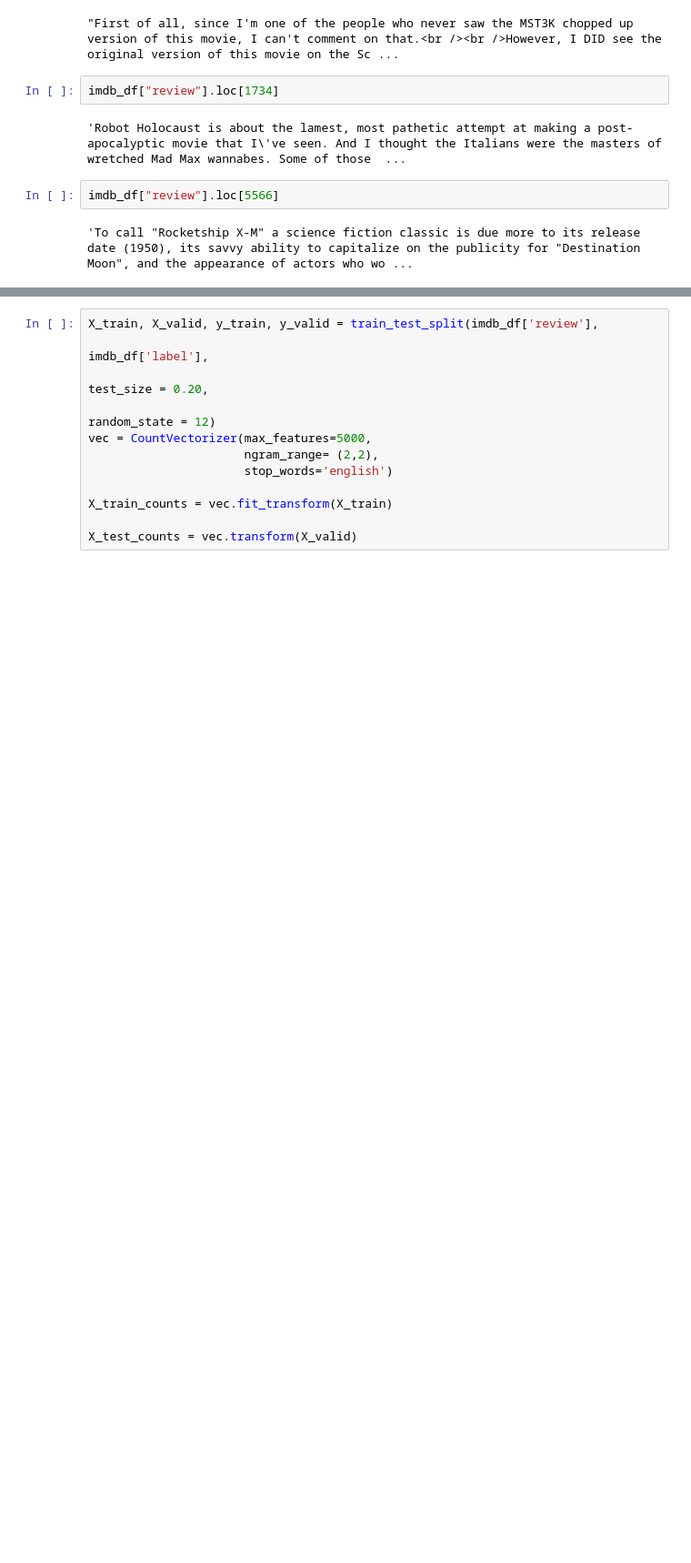
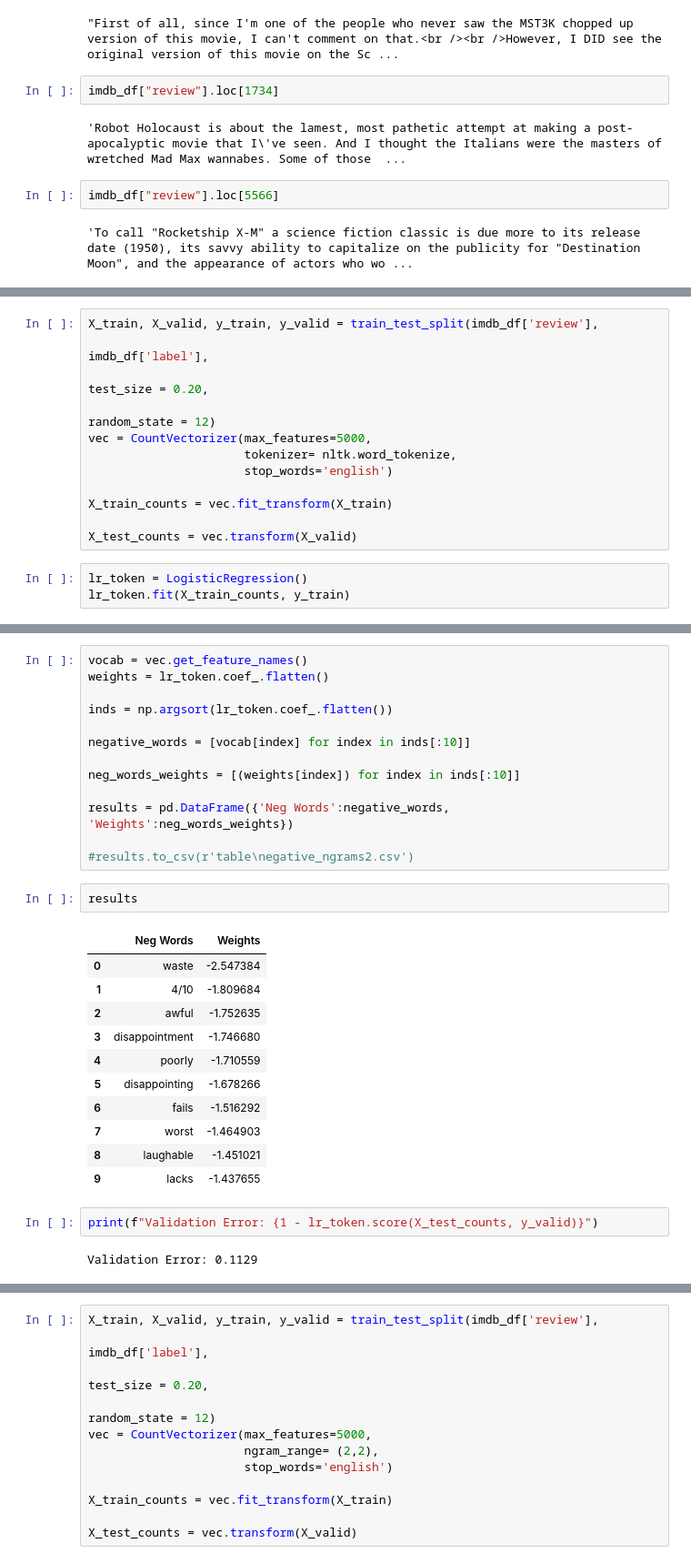
Before and after one commit to MrThomasPin/what-is-mst3k, a Jupyter notebook: imdb_mst3k.ipynb, the cells around one changed output, grey strips where cells are left out. Shown: that part at 91% size. Cells and saved outputs as stored; diff of their text form; blank space fills up the shorter version.

Commit message:
add token, tw, ngram3

```diff
--- a/imdb_mst3k.ipynb
+++ b/imdb_mst3k.ipynb
@@ -183,0 +195,15 @@ imdb_df["review"].loc[5566]
+# %%
+X_train, X_valid, y_train, y_valid = train_test_split(imdb_df['review'],
+                                                                        imdb_df['label'],
+                                                                        test_size = 0.20,
+                                                                        random_state = 12)
+vec = CountVectorizer(max_features=5000,
+                      tokenizer= nltk.word_tokenize,
+                      stop_words='english')
+
+X_train_counts = vec.fit_transform(X_train)
+
+X_test_counts = vec.transform(X_valid)
+# %%
+lr_token = LogisticRegression()
+lr_token.fit(X_train_counts, y_train)
@@ -184 +223,32 @@ imdb_df["review"].loc[5566]
+# %%
+vocab = vec.get_feature_names()
+weights = lr_token.coef_.flatten()
+
+inds = np.argsort(lr_token.coef_.flatten())
+
+negative_words = [vocab[index] for index in inds[:10]]
+
+neg_words_weights = [(weights[index]) for index in inds[:10]]
+
+results = pd.DataFrame({'Neg Words':negative_words, 'Weights':neg_words_weights})
+
+#results.to_csv(r'table\negative_ngrams2.csv')
+# %%
+results
+# %% [output]
+|  | Neg Words | Weights |
+| 0 | waste | -2.547384 |
+| 1 | 4/10 | -1.809684 |
+| 2 | awful | -1.752635 |
+| 3 | disappointment | -1.746680 |
+| 4 | poorly | -1.710559 |
+| 5 | disappointing | -1.678266 |
+| 6 | fails | -1.516292 |
+| 7 | worst | -1.464903 |
+| 8 | laughable | -1.451021 |
+| 9 | lacks | -1.437655 |
+# %%
+print(f"Validation Error: {1 - lr_token.score(X_test_counts, y_valid)}")
+# %% [output]
+Validation Error: 0.1129
 # %% [markdown]
```
Also changed, not shown: parts of 22 cells of this notebook.
